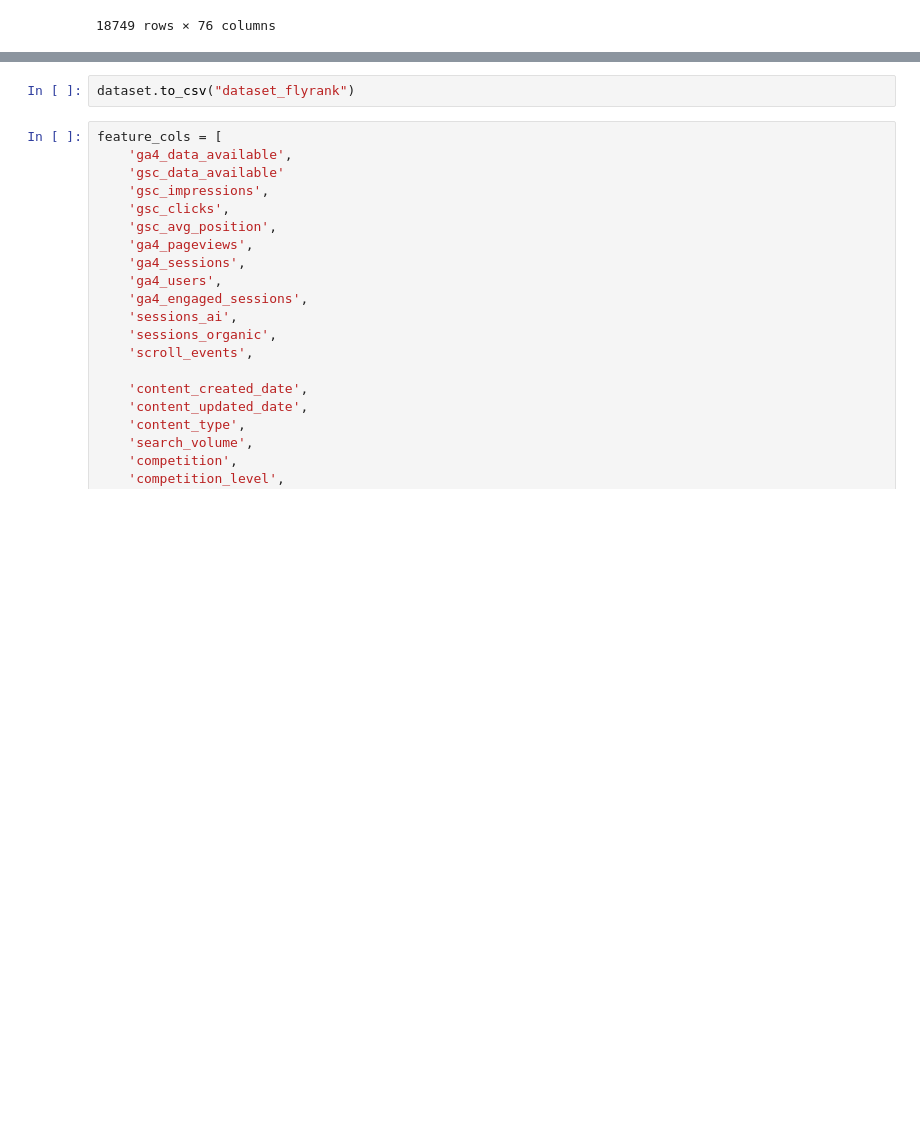
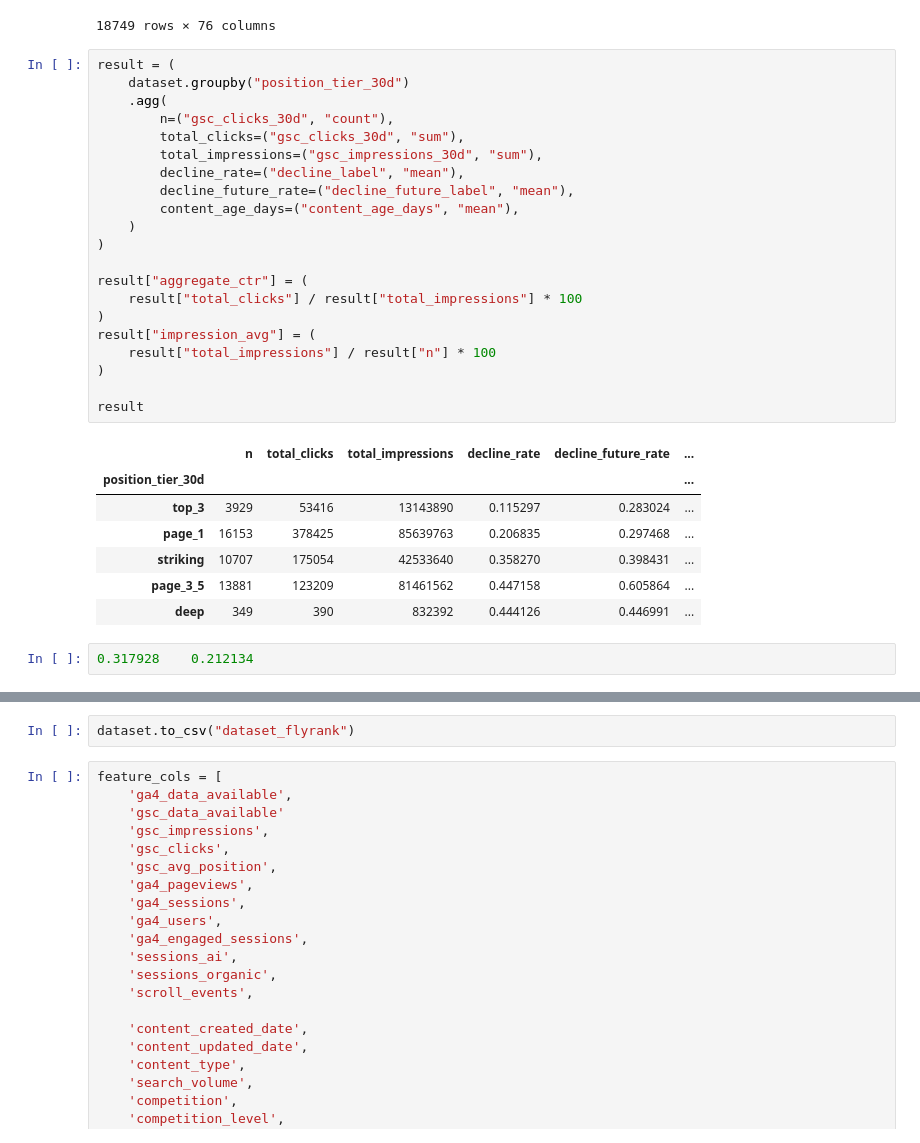
Before and after one commit to octane21/flyrank-internship-ML, a Jupyter notebook: work/notebooks/w04_baseline_score.ipynb, the cells around one changed output, grey strips where cells are left out. Saved outputs shown, nothing was run; the diff lists cells and outputs as text; blank space fills up the shorter version.

```diff
--- a/work/notebooks/w04_baseline_score.ipynb
+++ b/work/notebooks/w04_baseline_score.ipynb
@@ -565,3 +565,34 @@ dataset[dataset['trend_pct_future'] < -20]
 | 45016 | client_ff644d8251367cbb | content_f3ba8c1f94eb36f5 | 2026-03 | 1534 | 3 | 13546 | ... |
 | 45017 | client_ff644d8251367cbb | content_f3ba8c1f94eb36f5 | 2026-04 | 482 | 0 | 9770 | ... |
 18749 rows × 76 columns
+# %%
+result = (
+    dataset.groupby("position_tier_30d")
+    .agg(
+        n=("gsc_clicks_30d", "count"),
+        total_clicks=("gsc_clicks_30d", "sum"),
+        total_impressions=("gsc_impressions_30d", "sum"),
+        decline_rate=("decline_label", "mean"),
+        decline_future_rate=("decline_future_label", "mean"),
+        content_age_days=("content_age_days", "mean"),
+    )
+)
+
+result["aggregate_ctr"] = (
+    result["total_clicks"] / result["total_impressions"] * 100
+)
+result["impression_avg"] = (
+    result["total_impressions"] / result["n"] * 100
+)
+
+result
+# %% [output]
+|  | n | total_clicks | total_impressions | decline_rate | decline_future_rate | ... |
+| position_tier_30d |  |  |  |  |  | ... |
+| top_3 | 3929 | 53416 | 13143890 | 0.115297 | 0.283024 | ... |
+| page_1 | 16153 | 378425 | 85639763 | 0.206835 | 0.297468 | ... |
+| striking | 10707 | 175054 | 42533640 | 0.358270 | 0.398431 | ... |
+| page_3_5 | 13881 | 123209 | 81461562 | 0.447158 | 0.605864 | ... |
+| deep | 349 | 390 | 832392 | 0.444126 | 0.446991 | ... |
+# %%
+0.317928	0.212134
```
Also changed, not shown: parts of 11 cells of this notebook.
